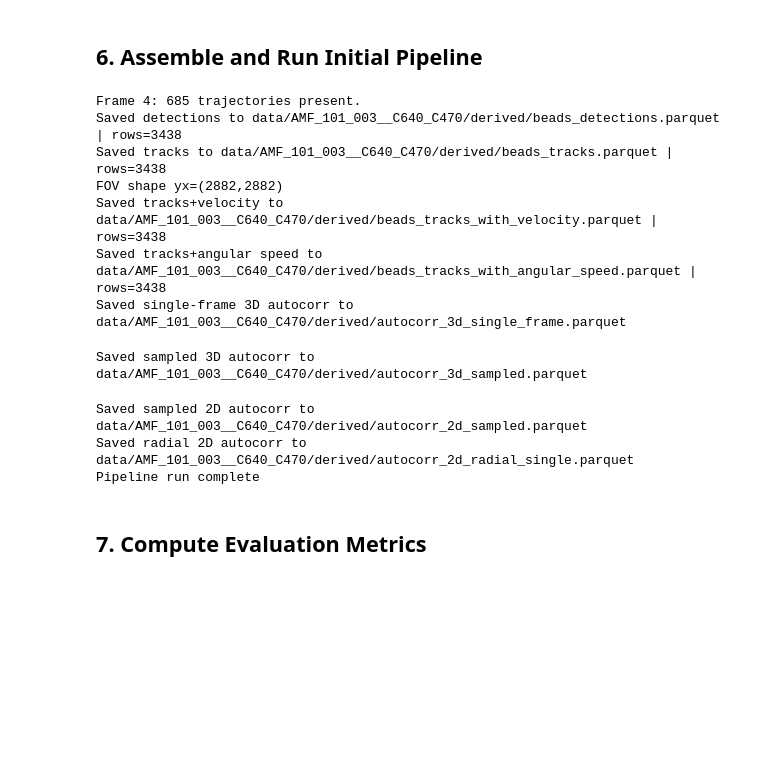
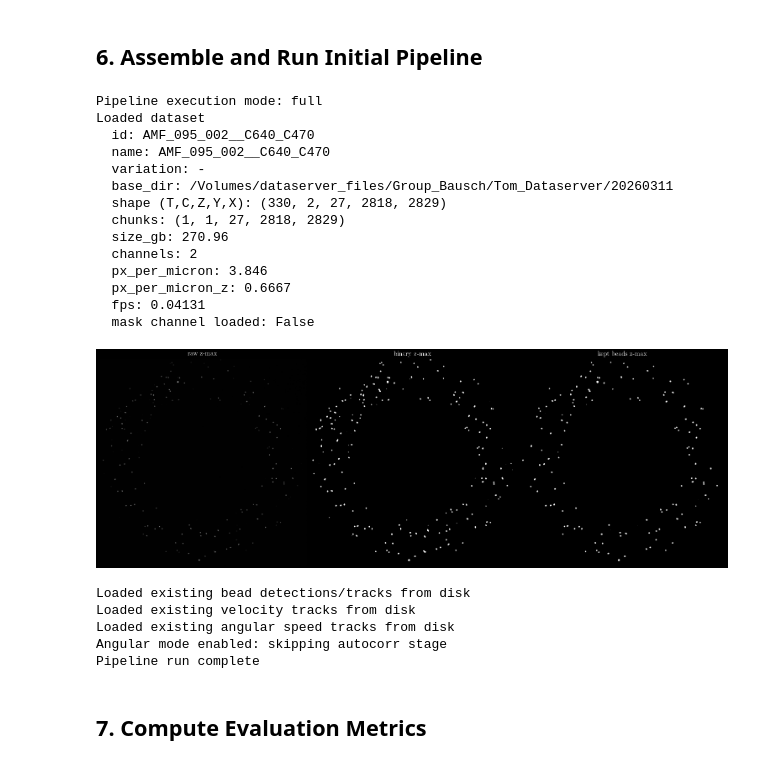
Before and after one commit to tomic1/master, a Jupyter notebook: analysis_unified.ipynb, the cells around one changed output. Cells and saved outputs as stored; diff of their text form; code cells hidden in the pictures; blank space fills up the shorter version.

```diff
--- a/analysis_unified.ipynb
+++ b/analysis_unified.ipynb
@@ -139,27 +170,41 @@ Notebook helper functions ready
 # %%
 bead_out = None
 autocorr_out = None
+state_for_autocorr = None
+
+print('Pipeline execution mode:', 'test' if quick_test_mode else 'full')
 
 if bool(config['beads']['enabled']):
     bead_out = run_bead_core(config)
+    state_for_autocorr = bead_out['state'] if bead_out is not None else None
 
-if bool(config['autocorr']['enabled']):
-    state_for_autocorr = bead_out['state'] if bead_out is not None else None
+if bool(config['autocorr']['enabled']) and not bool(config['beads'].get('angular_mode', False)):
     autocorr_out = run_autocorr_core(config, state=state_for_autocorr)
+elif bool(config['beads'].get('angular_mode', False)):
+    print('Angular mode enabled: skipping autocorr stage')
 
 print('Pipeline run complete')
 # %% [output]
-Frame 4: 685 trajectories present.
-Saved detections to data/AMF_101_003__C640_C470/derived/beads_detections.parquet | rows=3438
-Saved tracks to data/AMF_101_003__C640_C470/derived/beads_tracks.parquet | rows=3438
-FOV shape yx=(2882,2882)
-Saved tracks+velocity to data/AMF_101_003__C640_C470/derived/beads_tracks_with_velocity.parquet | rows=3438
-Saved tracks+angular speed to data/AMF_101_003__C640_C470/derived/beads_tracks_with_angular_speed.parquet | rows=3438
-Saved single-frame 3D autocorr to data/AMF_101_003__C640_C470/derived/autocorr_3d_single_frame.parquet
+Pipeline execution mode: full
+Loaded dataset
+  id: AMF_095_002__C640_C470
+  name: AMF_095_002__C640_C470
+  variation: -
+  base_dir: /Volumes/dataserver_files/Group_Bausch/Tom_Dataserver/20260311
+  shape (T,C,Z,Y,X): (330, 2, 27, 2818, 2829)
+  chunks: (1, 1, 27, 2818, 2829)
+  size_gb: 270.96
+  channels: 2
+  px_per_micron: 3.846
+  px_per_micron_z: 0.6667
+  fps: 0.04131
+  mask channel loaded: False
+[figure, added]
-Saved sampled 3D autocorr to data/AMF_101_003__C640_C470/derived/autocorr_3d_sampled.parquet
+Loaded existing bead detections/tracks from disk
+Loaded existing velocity tracks from disk
+Loaded existing angular speed tracks from disk
+Angular mode enabled: skipping autocorr stage
+Pipeline run complete
-Saved sampled 2D autocorr to data/AMF_101_003__C640_C470/derived/autocorr_2d_sampled.parquet
-Saved radial 2D autocorr to data/AMF_101_003__C640_C470/derived/autocorr_2d_radial_single.parquet
-Pipeline run complete
 # %% [markdown]
 ## 7. Compute Evaluation Metrics
 # %%
```
Also changed, not shown: parts of 19 cells of this notebook, 10 other files.
